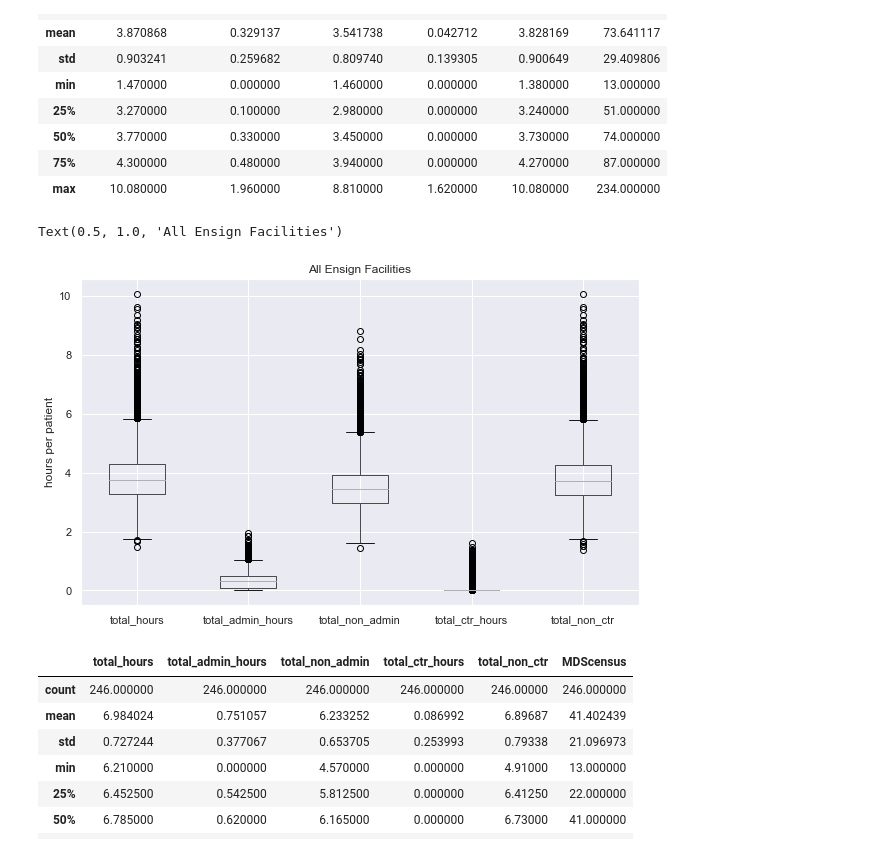
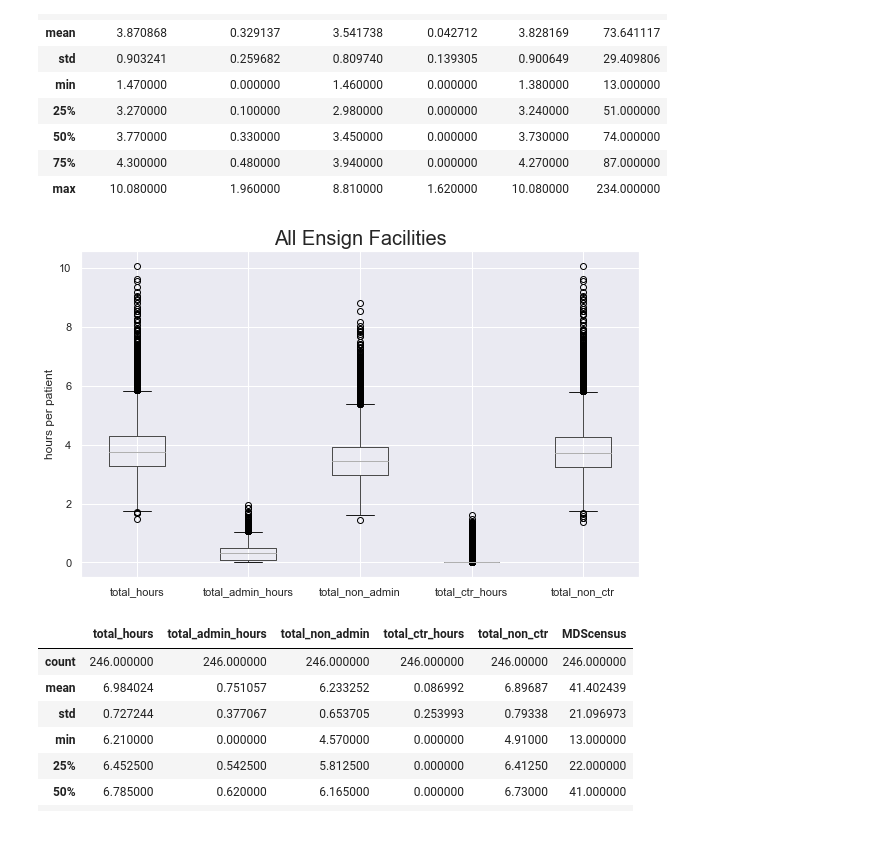
Before and after one commit to HUA1846/nursing_home_PBJ_analysis, a Jupyter notebook: ensign_services.ipynb, the cells around one changed output. Drawn from its saved outputs; the diff is of its cells as text; code cells hidden in the pictures.

```diff
--- a/ensign_services.ipynb
+++ b/ensign_services.ipynb
@@ -423,12 +401,11 @@ ensign_per_patient_df[new_features].describe()
 # %%
 sns.set(rc={"figure.figsize":(10, 6)})
 hour_columns = ['total_hours', 'total_admin_hours', 'total_non_admin', 'total_ctr_hours', 'total_non_ctr']
 ax = ensign_per_patient_df.boxplot(column=hour_columns)
 ax.set(ylabel='hours per patient')
-ax.set_title('All Ensign Facilities');
+ax.set_title('All Ensign Facilities', fontsize=20);
 # %% [output]
-Text(0.5, 1.0, 'All Ensign Facilities')
-[figure, old version]
+[figure, new version]
 # %%
 ensign_high_hour[new_features].describe()
 # %% [output]
```
Also changed, not shown: parts of 23 cells of this notebook.
